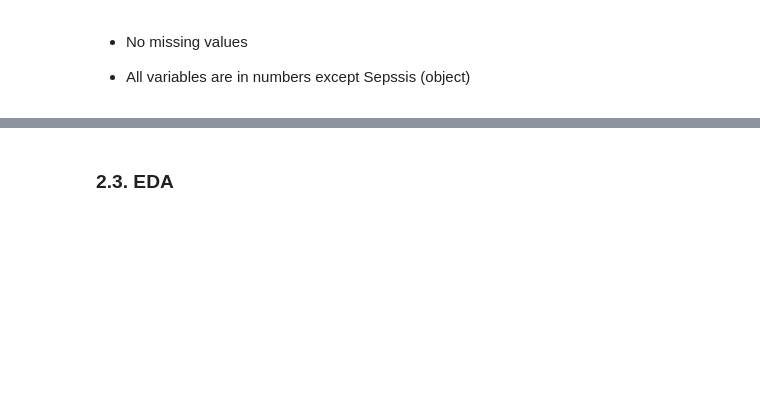
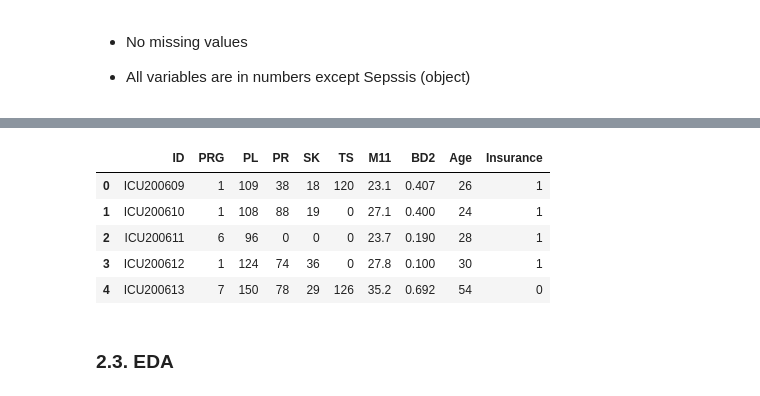
Before and after one commit to tirusew-7/Sepsis-Prediction-API-with-FastAPI, a Jupyter notebook: dev/Sepsis-model.ipynb, the cells around one changed output, grey strips where cells are left out. Drawn from its saved outputs; the diff is of its cells as text; code cells hidden in the pictures; blank space fills up the shorter version.

```diff
--- a/dev/Sepsis-model.ipynb
+++ b/dev/Sepsis-model.ipynb
@@ -144,3 +176,12 @@ array(['Positive', 'Negative'], dtype=object)
+# %%
+df_test.head()
+# %% [output]
+|  | ID | PRG | PL | PR | SK | TS | M11 | BD2 | Age | Insurance |
+| 0 | ICU200609 | 1 | 109 | 38 | 18 | 120 | 23.1 | 0.407 | 26 | 1 |
+| 1 | ICU200610 | 1 | 108 | 88 | 19 | 0 | 27.1 | 0.400 | 24 | 1 |
+| 2 | ICU200611 | 6 | 96 | 0 | 0 | 0 | 23.7 | 0.190 | 28 | 1 |
+| 3 | ICU200612 | 1 | 124 | 74 | 36 | 0 | 27.8 | 0.100 | 30 | 1 |
+| 4 | ICU200613 | 7 | 150 | 78 | 29 | 126 | 35.2 | 0.692 | 54 | 0 |
 # %% [markdown]
 ### **2.3. EDA**
 # %%
```
Also changed, not shown: parts of 26 cells of this notebook.
